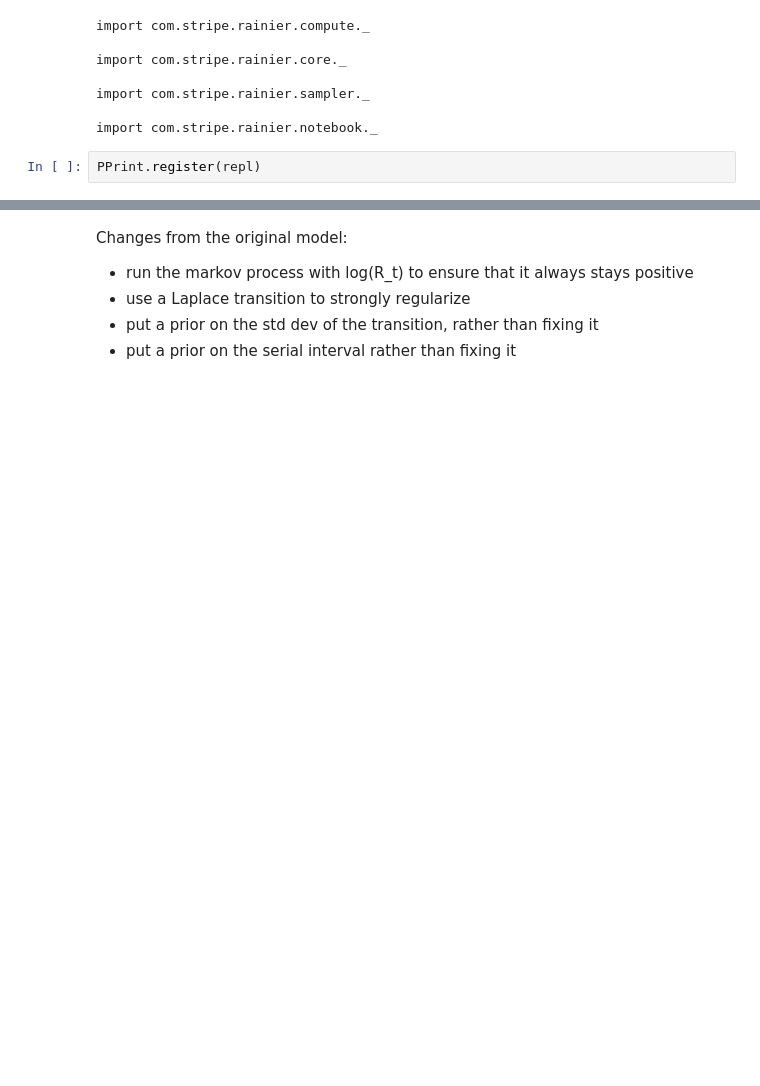
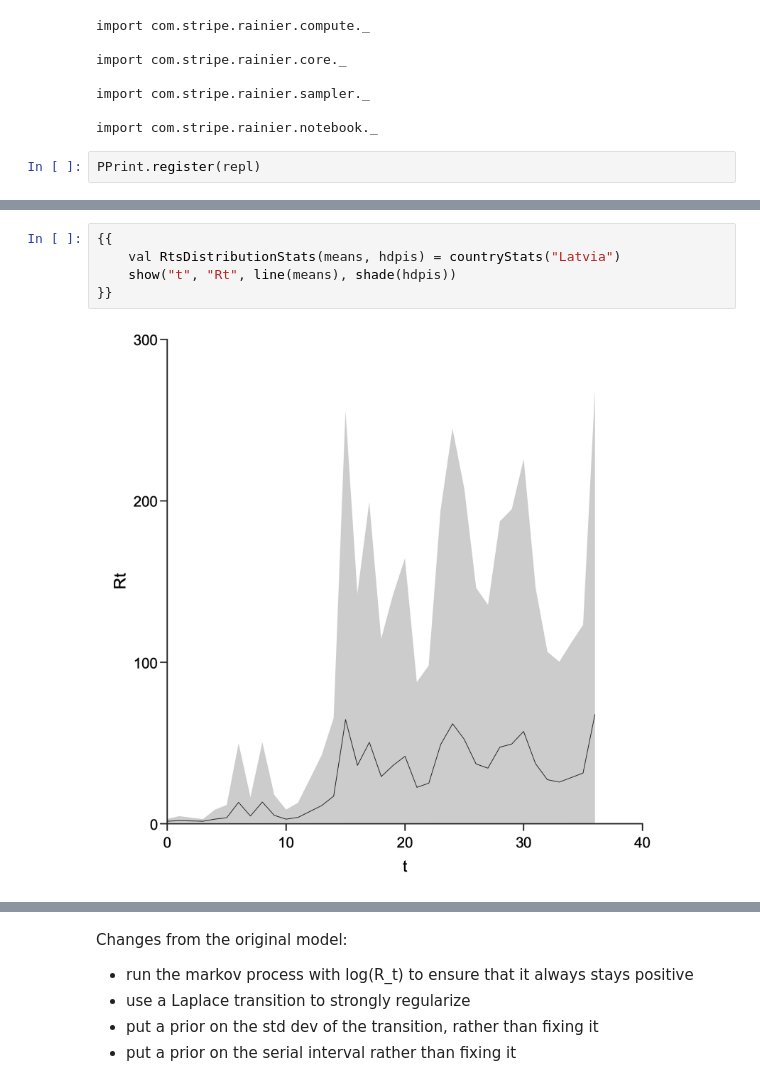
Before and after one commit to pmm-sumo/covid-19, a Jupyter notebook: Rainier.ipynb, the cells around one changed output, grey strips where cells are left out. Cells and saved outputs as stored; diff of their text form; blank space fills up the shorter version.

```diff
--- a/Rainier.ipynb
+++ b/Rainier.ipynb
@@ -48,0 +269,7 @@ data: List[((Int, Long), Long)] = List(
+# %%
+{{
+    val RtsDistributionStats(means, hdpis) = countryStats("Latvia")
+    show("t", "Rt", line(means), shade(hdpis))
+}}
+# %% [output]
+[figure, added]
```
Also changed, not shown: parts of 21 cells of this notebook, 3 other files.
